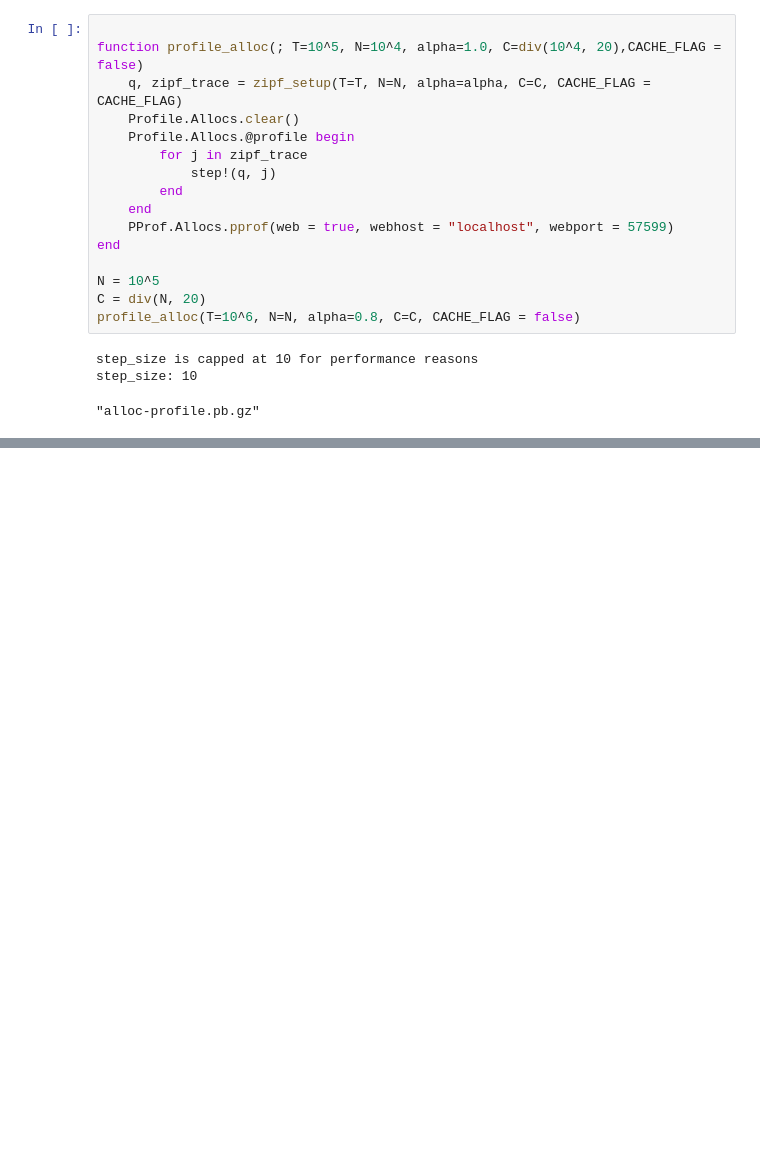
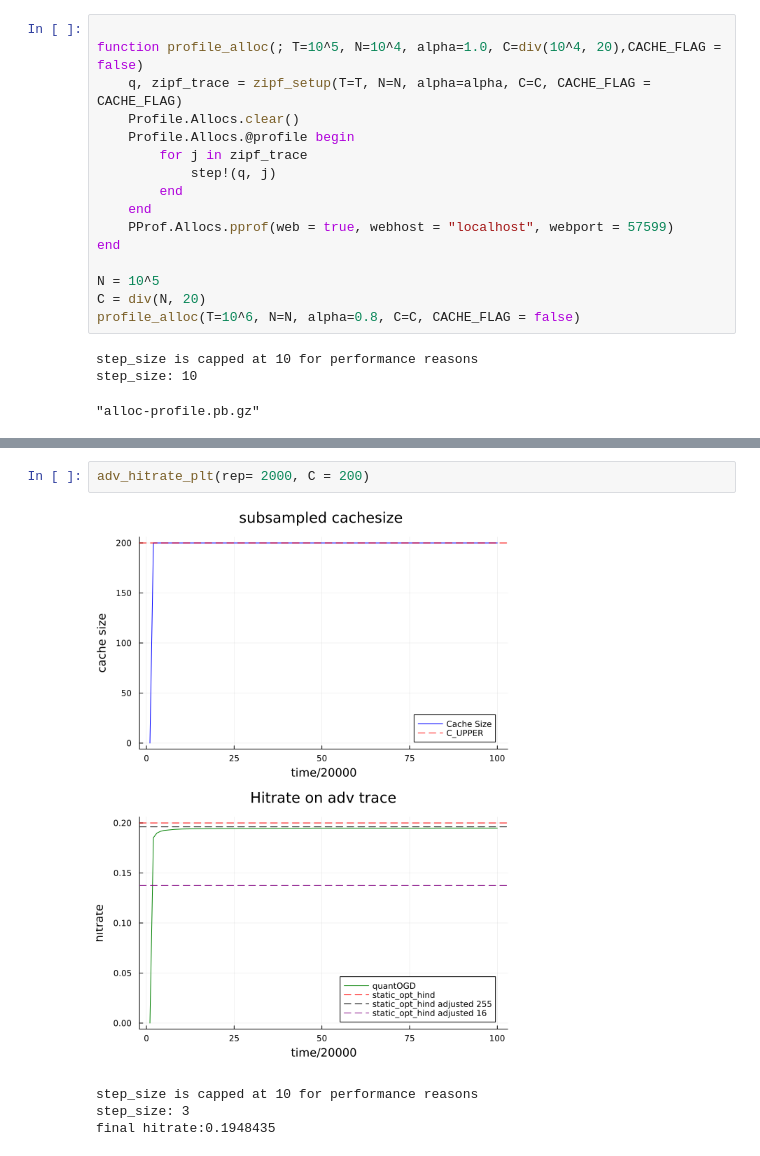
Before and after one commit to ISIPINK/online_caching, a Jupyter notebook: quantOGD_integral_mod_count.ipynb, the cells around one changed output, grey strips where cells are left out. Saved outputs shown, nothing was run; the diff lists cells and outputs as text; blank space fills up the shorter version.

```diff
--- a/quantOGD_integral_mod_count.ipynb
+++ b/quantOGD_integral_mod_count.ipynb
@@ -399,0 +440,7 @@ final hitrate:0.096708
+# %%
+adv_hitrate_plt(rep= 2000, C = 200)
+# %% [output]
+[figure, added]
+step_size is capped at 10 for performance reasons
+step_size: 3
+final hitrate:0.1948435
```
Also changed, not shown: parts of 8 cells of this notebook.
